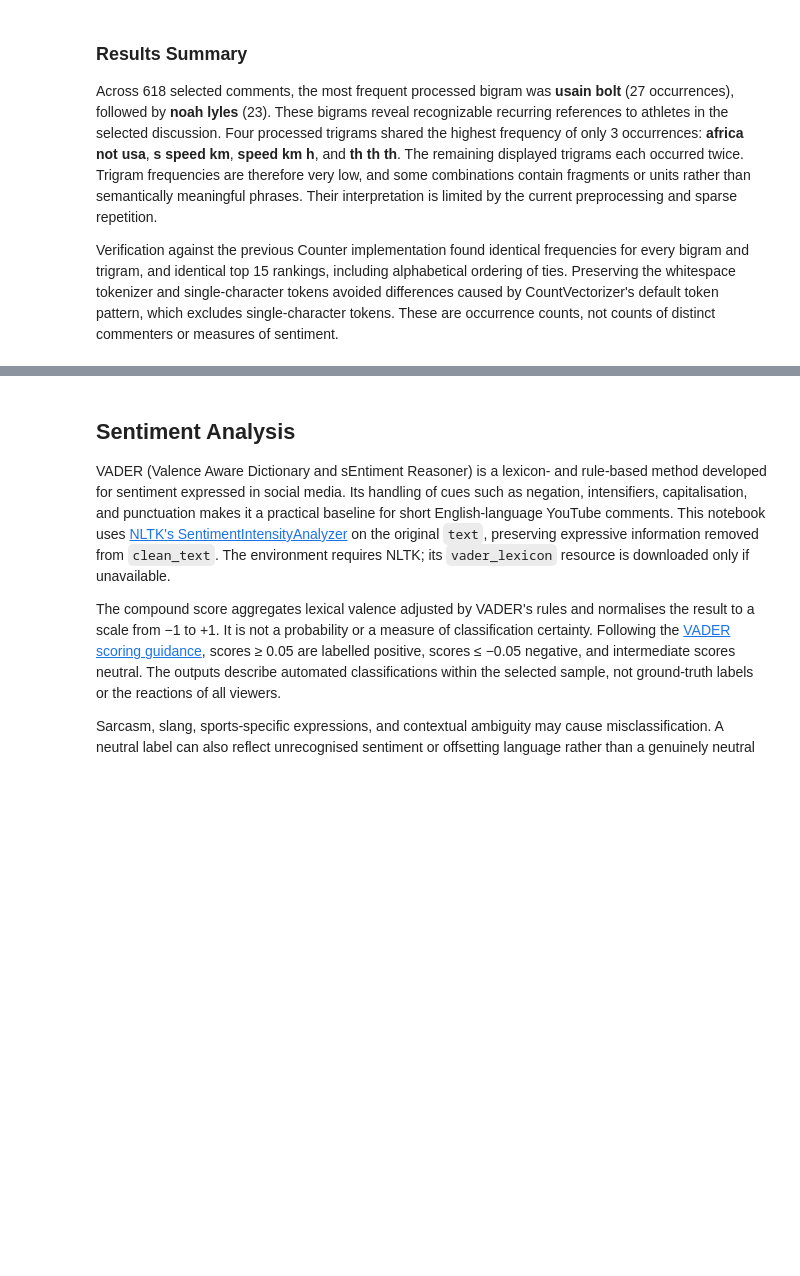
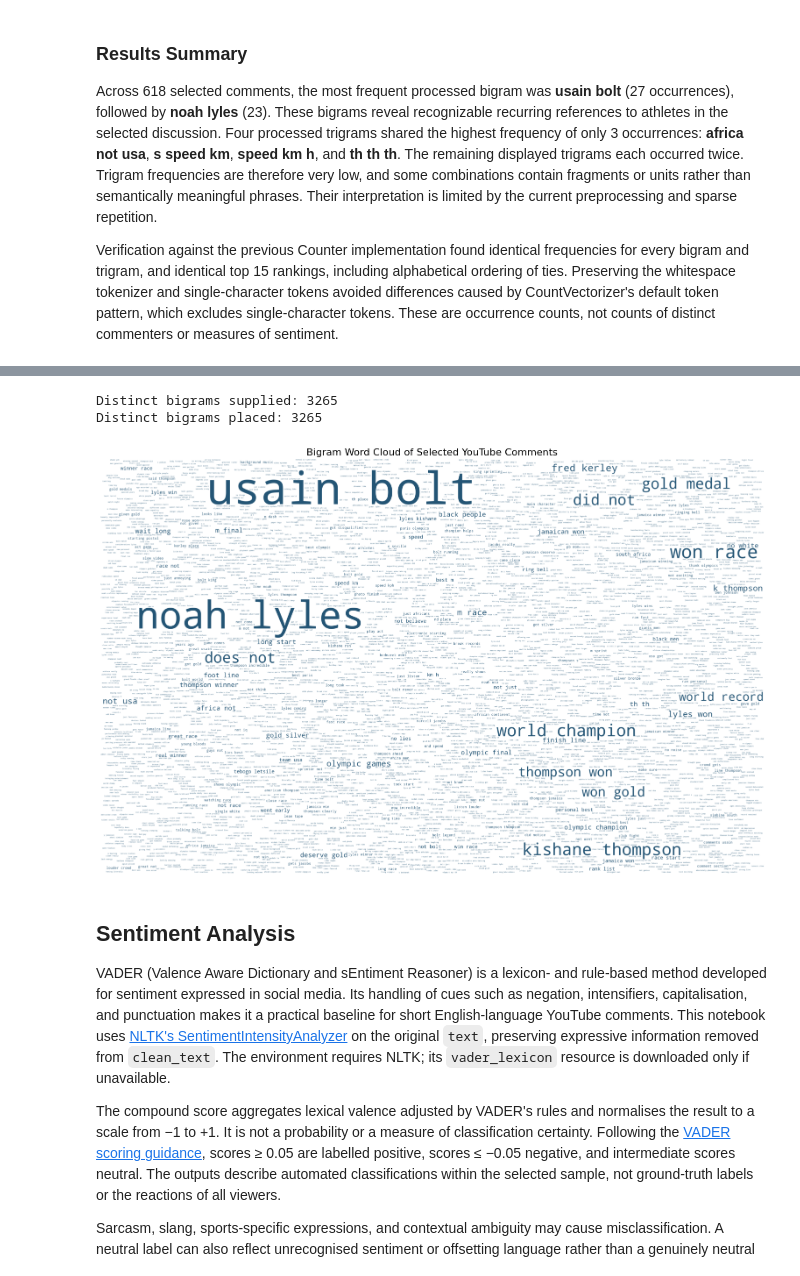
Before and after one commit to nandapieri/olympics-100-meters-final-analysis, a Jupyter notebook: olympics_100m_nlp.ipynb, the cells around one changed output, grey strips where cells are left out. Cells and saved outputs as stored; diff of their text form; code cells hidden in the pictures; blank space fills up the shorter version.

Commit message:
feat: add bigram word cloud from complete frequency results

```diff
--- a/olympics_100m_nlp.ipynb
+++ b/olympics_100m_nlp.ipynb
@@ -666,3 +670,34 @@ Verification against the previous Counter implementation found identical frequen
+# %%
+from wordcloud import WordCloud
+
+bigram_phrase_frequencies = {" ".join(tokens): frequency
+                             for tokens, frequency in bigram_counts.items()}
+bigram_wordcloud = WordCloud(
+    width=3200,
+    height=2000,
+    background_color="white",
+    color_func=lambda *args, **kwargs: "#245575",
+    max_words=len(bigram_phrase_frequencies),
+    max_font_size=216,
+    min_font_size=8,
+    relative_scaling=1,
+    prefer_horizontal=1.0,
+    random_state=42,
+    repeat=False,
+).generate_from_frequencies(bigram_phrase_frequencies)
+
+print("Distinct bigrams supplied:", len(bigram_phrase_frequencies))
+print("Distinct bigrams placed:", len(bigram_wordcloud.layout_))
+fig, ax = plt.subplots(figsize=(16, 10))
+ax.imshow(bigram_wordcloud, interpolation="bilinear")
+ax.set_title("Bigram Word Cloud of Selected YouTube Comments", fontsize=16)
+ax.axis("off")
+fig.tight_layout()
+plt.show()
+# %% [output]
+Distinct bigrams supplied: 3265
+Distinct bigrams placed: 3265
+[figure, added]
 # %% [markdown]
 ## Sentiment Analysis
 
```
Also changed, not shown: parts of 1 cell of this notebook, 1 other file.
